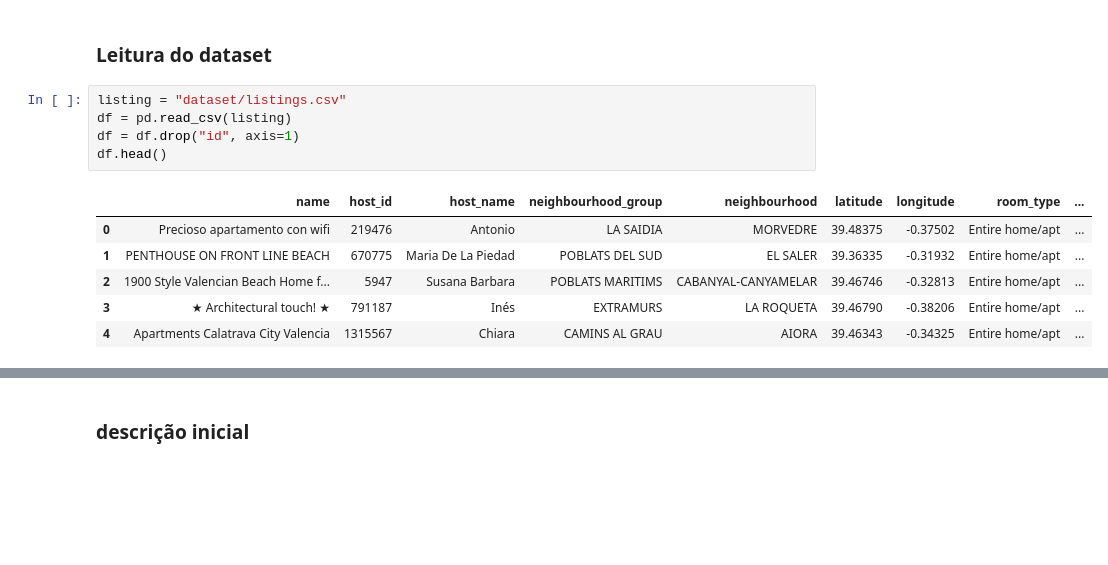
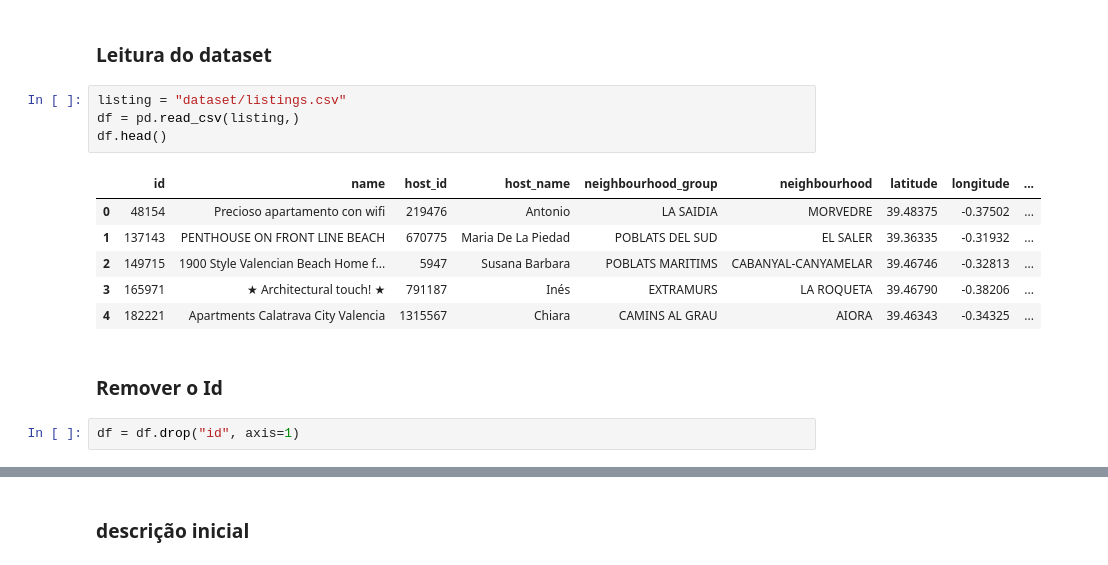
Before and after one commit to leandromicael123/An-lise-regress-o, a Jupyter notebook: Trabalho.ipynb, the cells around one changed output, grey strips where cells are left out. Saved outputs shown, nothing was run; the diff lists cells and outputs as text; blank space fills up the shorter version.

```diff
--- a/Trabalho.ipynb
+++ b/Trabalho.ipynb
@@ -9,13 +11,16 @@ from scipy import stats
 ###  Leitura do dataset
 # %%
 listing = "dataset/listings.csv"
-df = pd.read_csv(listing)
-df = df.drop("id", axis=1)
+df = pd.read_csv(listing,)
 df.head()
 # %% [output]
-|  | name | host_id | host_name | neighbourhood_group | neighbourhood | latitude | longitude | room_type | ... |
-| 0 | Precioso apartamento con wifi | 219476 | Antonio | LA SAIDIA | MORVEDRE | 39.48375 | -0.37502 | Entire home/apt | ... |
-| 1 | PENTHOUSE ON FRONT LINE BEACH | 670775 | Maria De La Piedad | POBLATS DEL SUD | EL SALER | 39.36335 | -0.31932 | Entire home/apt | ... |
-| 2 | 1900 Style Valencian Beach Home f... | 5947 | Susana Barbara | POBLATS MARITIMS | CABANYAL-CANYAMELAR | 39.46746 | -0.32813 | Entire home/apt | ... |
-| 3 | ★ Architectural touch! ★ | 791187 | Inés | EXTRAMURS | LA ROQUETA | 39.46790 | -0.38206 | Entire home/apt | ... |
-| 4 | Apartments Calatrava City Valencia | 1315567 | Chiara | CAMINS AL GRAU | AIORA | 39.46343 | -0.34325 | Entire home/apt | ... |
+|  | id | name | host_id | host_name | neighbourhood_group | neighbourhood | latitude | longitude | ... |
+| 0 | 48154 | Precioso apartamento con wifi | 219476 | Antonio | LA SAIDIA | MORVEDRE | 39.48375 | -0.37502 | ... |
+| 1 | 137143 | PENTHOUSE ON FRONT LINE BEACH | 670775 | Maria De La Piedad | POBLATS DEL SUD | EL SALER | 39.36335 | -0.31932 | ... |
+| 2 | 149715 | 1900 Style Valencian Beach Home f... | 5947 | Susana Barbara | POBLATS MARITIMS | CABANYAL-CANYAMELAR | 39.46746 | -0.32813 | ... |
+| 3 | 165971 | ★ Architectural touch! ★ | 791187 | Inés | EXTRAMURS | LA ROQUETA | 39.46790 | -0.38206 | ... |
+| 4 | 182221 | Apartments Calatrava City Valencia | 1315567 | Chiara | CAMINS AL GRAU | AIORA | 39.46343 | -0.34325 | ... |
+# %% [markdown]
+### Remover o Id
+# %%
+df = df.drop("id", axis=1)
```
Also changed, not shown: parts of 16 cells of this notebook, 3 other files.
